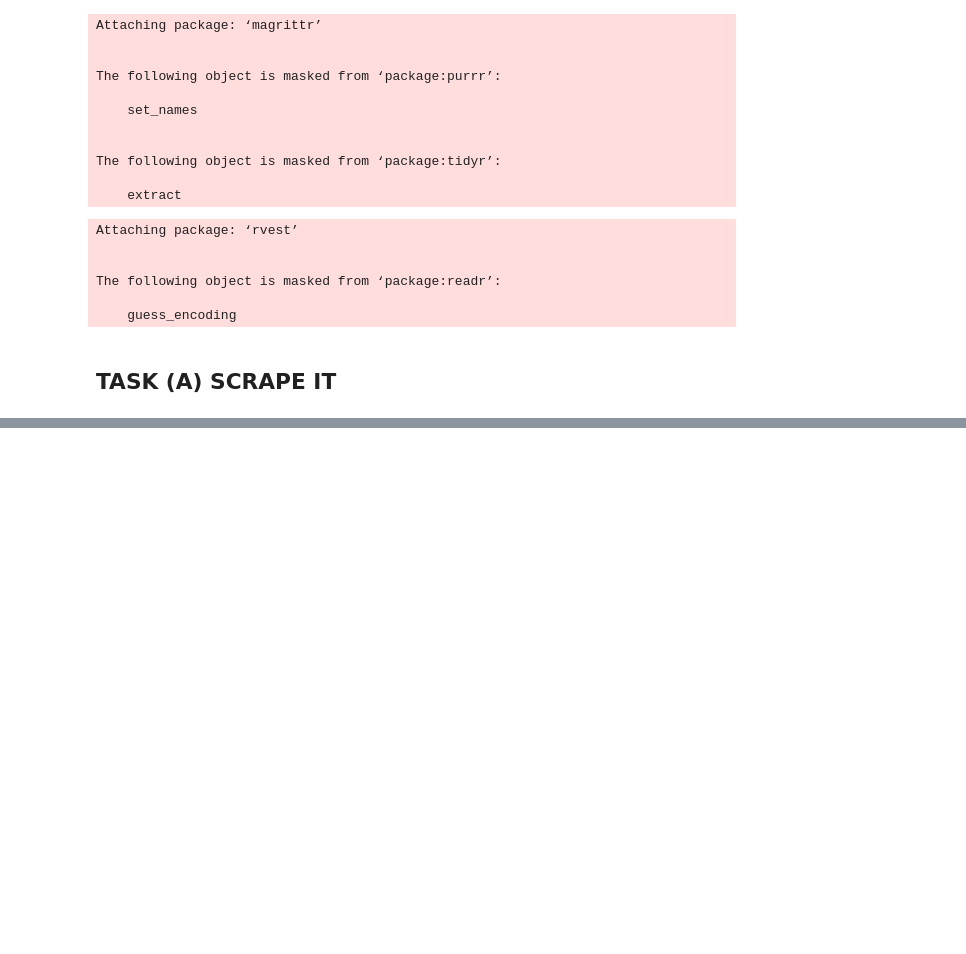
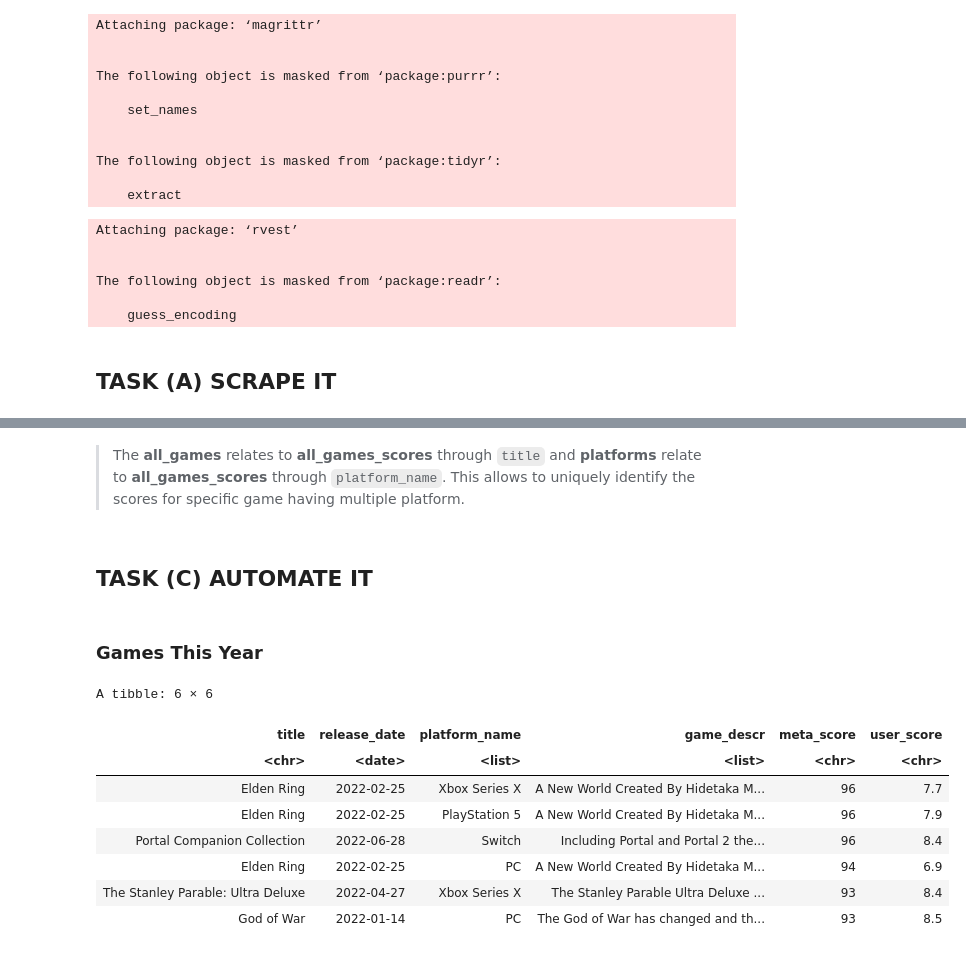
Before and after one commit to beuri97/data201_assignment2, a Jupyter notebook: DATA201_Assignment2_R.ipynb, the cells around one changed output, grey strips where cells are left out. Cells and saved outputs as stored; diff of their text form; code cells hidden in the pictures; blank space fills up the shorter version.

Commit message:
completed tasks b to c and added the codes in .ipynb

```diff
--- a/DATA201_Assignment2_R.ipynb
+++ b/DATA201_Assignment2_R.ipynb
@@ -145,8 +140,9 @@ platform
 # %%
 # Finds all of the span element inside .clamp-details class and extract the contained raw text from it.
 # Assign the result as release_date.
-release_date <- new_games %>%
+release_date <- games %>%
   html_nodes(".clamp-details > span") %>%
   html_text()
-release_date
+release_date %>%
+    head()
 # %% [output]
@@ -246,0 +275,12 @@ A tibble: 6 × 4
+# %% [markdown]
+> The **all_games** relates to **all_games_scores** through `title` and **platforms** relate to **all_games_scores** through `platform_name`. This allows to uniquely identify the scores for specific game having multiple platform.
+# %% [markdown]
+<h2>TASK (C) AUTOMATE IT</h2>
+# %%
+# Helper function to to read in the content of the web page.
+read_page_content <- function(link) {
+  web_page_content <- link %>%
+    read_html()
+
+  return(web_page_content)
+}
@@ -246,0 +352,44 @@ A tibble: 6 × 4
+# %%
+# Data frame of links of the web pages we are interested in
+pages <- tibble(links = c("https://www.metacritic.com/browse/games/score/metascore/year/all/filtered",
+                          "https://www.metacritic.com/browse/games/score/metascore/90day/all/filtered"))
+
+# Apply the read_page_content to all of the links in the data frame.
+# Modify the links variable to take the content of the html file of the games this year web page.
+pages <- pages %>%
+  mutate(links = map(links, read_page_content))
+# %% [markdown]
+<h3>Games This Year</h3>
+# %%
+# Take the content of the html file of the games this year web page.
+game_scores <- pages[[1]][[1]] %>% get_scores()
+
+# Create a data frame with all of the information about the first 100 games listed under
+# games this year web page.
+games_this_year <- tibble(title = pages[[1]][[1]] %>% get_title(),
+                          release_date = pages[[1]][[1]] %>% get_date(),
+                          platform_name = pages[[1]][[1]] %>% get_platform(),
+                          game_descr = pages[[1]][[1]] %>% get_description(),
+                          meta_score = game_scores$ms,
+                          user_score = game_scores$us)
+
+# Modify the release_date by converting it to date type.
+# Modify the game_description and platform_name by removing special characters and whitespaces.
+games_this_year <- games_this_year %>%
+  mutate(release_date = release_date %>%
+                        convert_date,
+         game_descr = map(game_descr, clean_text),
+         platform_name = map(platform_name, clean_text))
+
+games_this_year %>%
+    head()
+# %% [output]
+A tibble: 6 × 6
+| title | release_date | platform_name | game_descr | meta_score | user_score |
+| <chr> | <date> | <list> | <list> | <chr> | <chr> |
+| Elden Ring | 2022-02-25 | Xbox Series X | A New World Created By Hidetaka M... | 96 | 7.7 |
+| Elden Ring | 2022-02-25 | PlayStation 5 | A New World Created By Hidetaka M... | 96 | 7.9 |
+| Portal Companion Collection | 2022-06-28 | Switch | Including Portal and Portal 2 the... | 96 | 8.4 |
+| Elden Ring | 2022-02-25 | PC | A New World Created By Hidetaka M... | 94 | 6.9 |
+| The Stanley Parable: Ultra Deluxe | 2022-04-27 | Xbox Series X | The Stanley Parable Ultra Deluxe ... | 93 | 8.4 |
+| God of War | 2022-01-14 | PC | The God of War has changed and th... | 93 | 8.5 |
```
Also changed, not shown: parts of 34 cells of this notebook, 1 other file.
